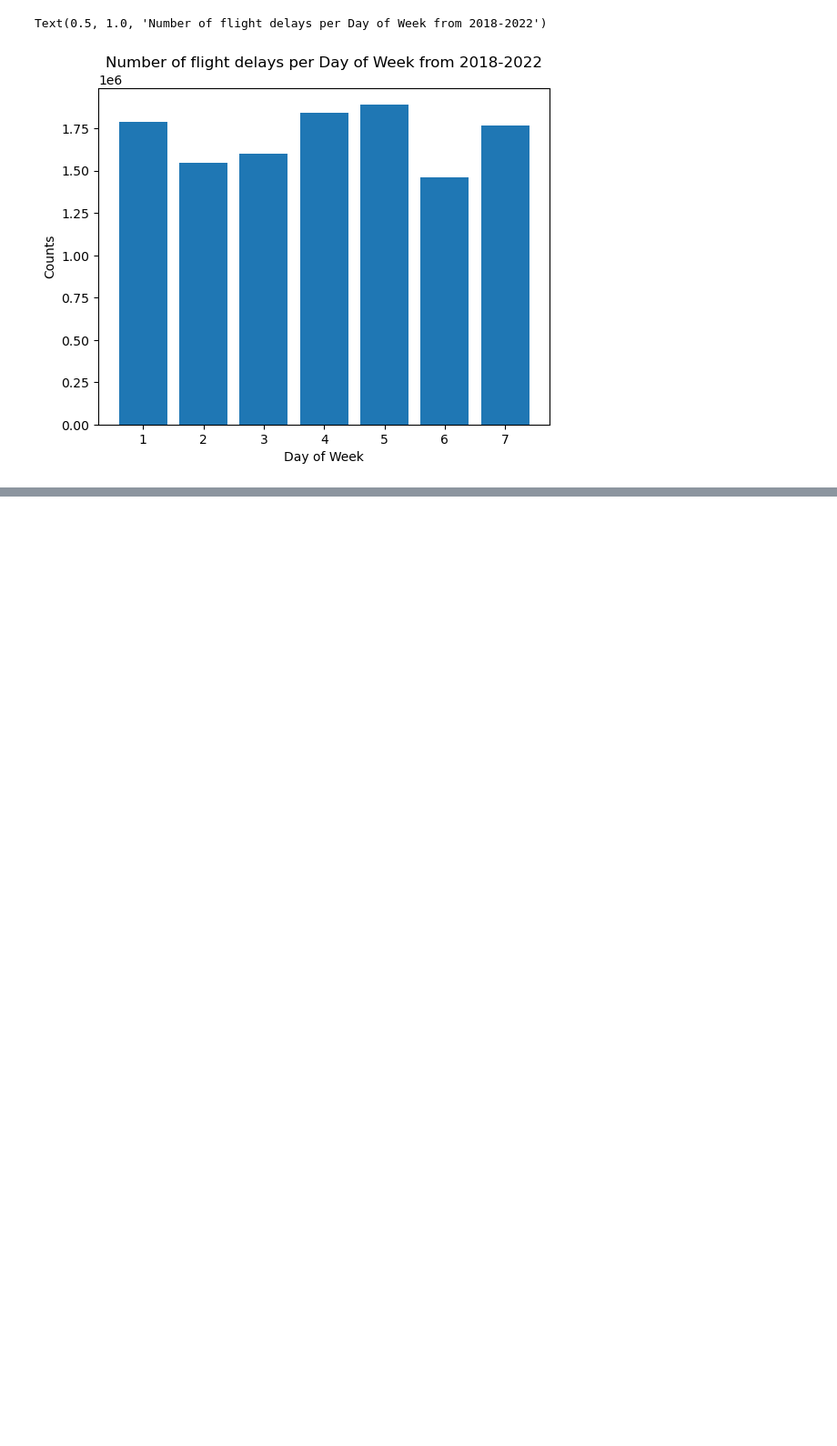
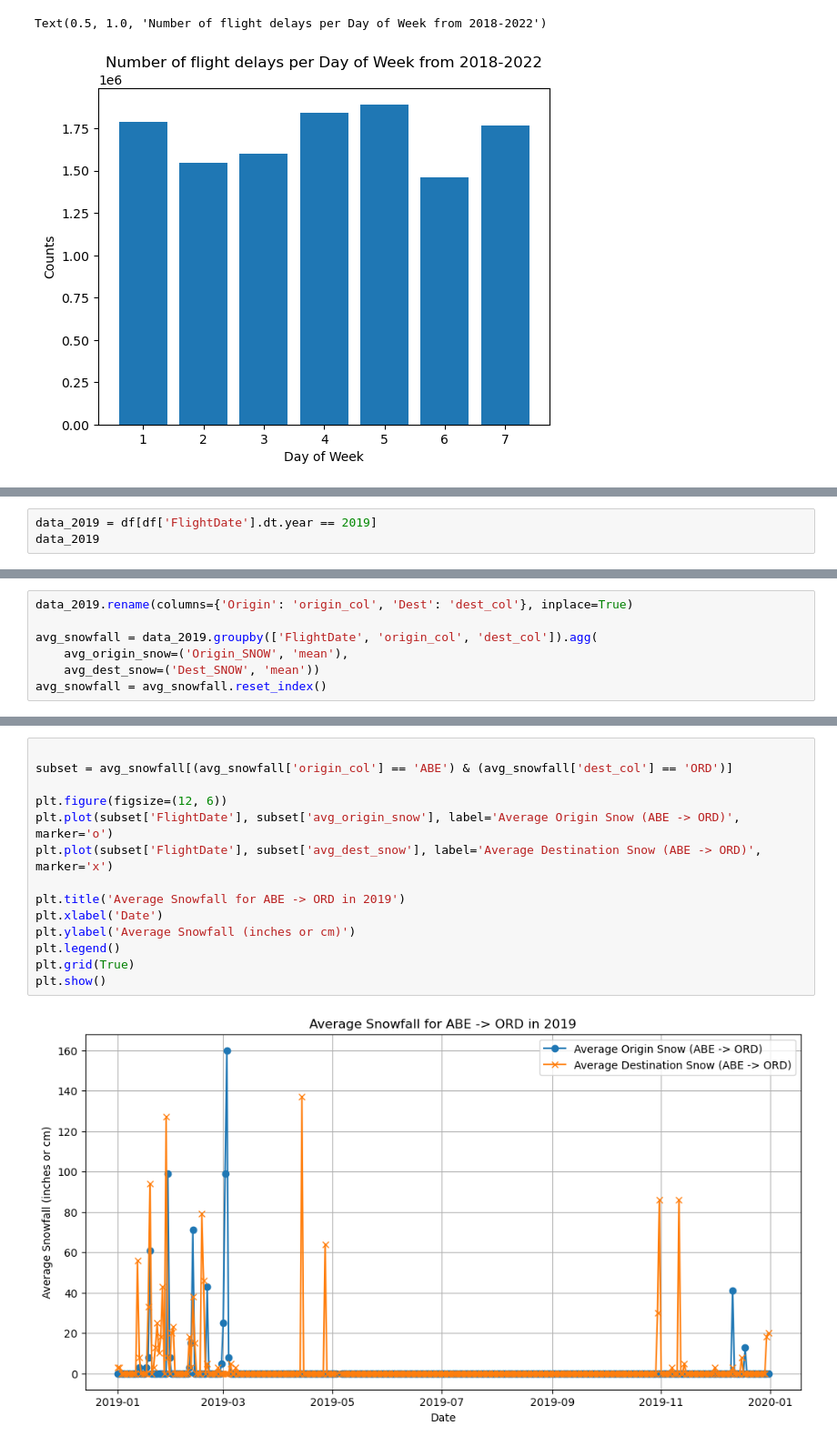
Before and after one commit to ekrichards/DSC288R_Capstone, a Jupyter notebook: notebooks/sr.ipynb, the cells around one changed output, grey strips where cells are left out. Shown at 91% size. Drawn from its saved outputs; the diff is of its cells as text; blank space fills up the shorter version.

```diff
--- a/notebooks/sr.ipynb
+++ b/notebooks/sr.ipynb
@@ -181,0 +204,3 @@ Text(0.5, 1.0, 'Number of flight delays per Day of Week from 2018-2022')
+# %%
+data_2019 = df[df['FlightDate'].dt.year == 2019]
+data_2019
@@ -181,0 +221,7 @@ Text(0.5, 1.0, 'Number of flight delays per Day of Week from 2018-2022')
+# %%
+data_2019.rename(columns={'Origin': 'origin_col', 'Dest': 'dest_col'}, inplace=True)
+
+avg_snowfall = data_2019.groupby(['FlightDate', 'origin_col', 'dest_col']).agg(
+    avg_origin_snow=('Origin_SNOW', 'mean'),
+    avg_dest_snow=('Dest_SNOW', 'mean'))
+avg_snowfall = avg_snowfall.reset_index()
@@ -181,0 +249,16 @@ Text(0.5, 1.0, 'Number of flight delays per Day of Week from 2018-2022')
+# %%
+
+subset = avg_snowfall[(avg_snowfall['origin_col'] == 'ABE') & (avg_snowfall['dest_col'] == 'ORD')]
+
+plt.figure(figsize=(12, 6))
+plt.plot(subset['FlightDate'], subset['avg_origin_snow'], label='Average Origin Snow (ABE -> ORD)', marker='o')
+plt.plot(subset['FlightDate'], subset['avg_dest_snow'], label='Average Destination Snow (ABE -> ORD)', marker='x')
+
+plt.title('Average Snowfall for ABE -> ORD in 2019')
+plt.xlabel('Date')
+plt.ylabel('Average Snowfall (inches or cm)')
+plt.legend()
+plt.grid(True)
+plt.show()
+# %% [output]
+[figure, added]
```
Also changed, not shown: parts of 26 cells of this notebook, 3 other files.
